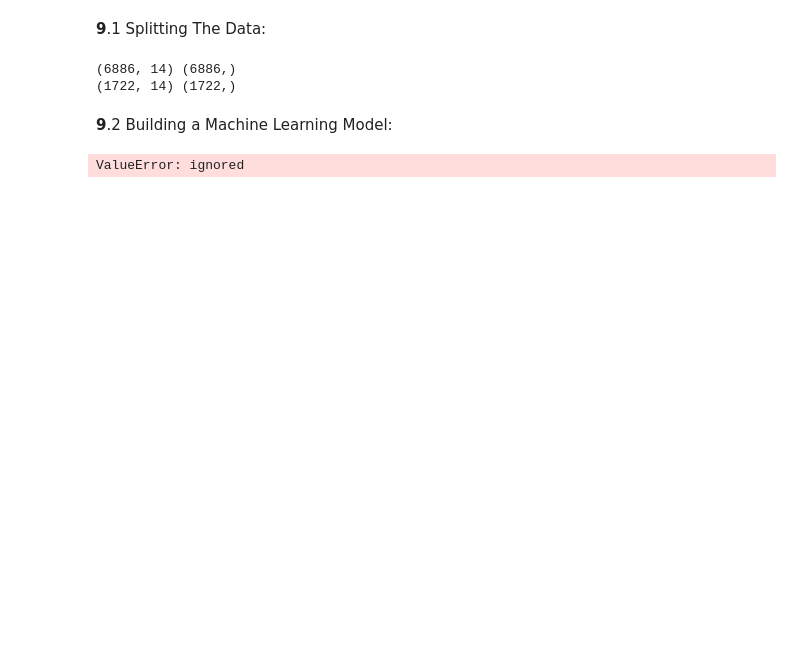
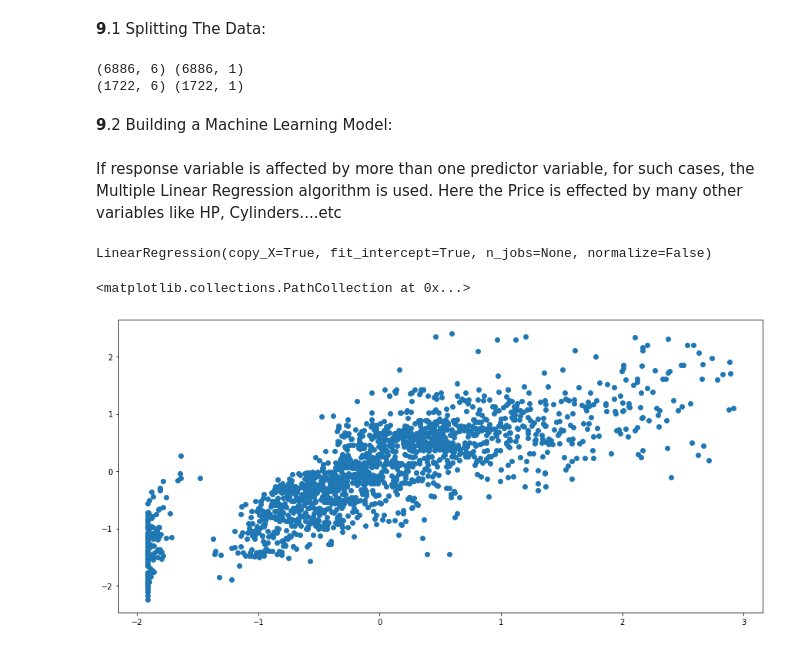
Before and after one commit to pranav-2410/Exploratory-data-analysis-of-car-features, a Jupyter notebook: Project_ML.ipynb, the cells around one changed output. Saved outputs shown, nothing was run; the diff lists cells and outputs as text; code cells hidden in the pictures; blank space fills up the shorter version.

```diff
--- a/Project_ML.ipynb
+++ b/Project_ML.ipynb
@@ -529,17 +536,35 @@ from sklearn.linear_model import LinearRegression
+# %%
+# Feature Scaling:
+
+std_X = StandardScaler()                           #StandardScaler() function Standardize features by removing the mean and scaling to unit variance
+std_y = StandardScaler()
+X = std_X.fit_transform(X)
+y = std_y.fit_transform(y.reshape(-1,1))
 # %% [markdown]
 **9**.1 Splitting The Data:
 # %%
-x_train, x_test, y_train, y_test = train_test_split (data,data['Price'], test_size= 0.2 )       #test size is taken as 20%
+X_train, X_test, y_train, y_test = train_test_split (X,y, test_size= 0.2, random_state= 0 )       #test size is taken as 20%
 
-print(x_train.shape, y_train.shape)
-print(x_test.shape, y_test.shape)
+print(X_train.shape, y_train.shape)                                           #checking the shape of training and testing set
+print(X_test.shape, y_test.shape)
 # %% [output]
-(6886, 14) (6886,)
-(1722, 14) (1722,)
+(6886, 6) (6886, 1)
+(1722, 6) (1722, 1)
 # %% [markdown]
 **9**.2 Building a Machine Learning Model:
-# %%
-model = LinearRegression()
-model.fit(x_train,y_train)
-# %% [output]
-ValueError: ignored
+# %% [markdown]
+If response variable is affected by more than one predictor variable, for such cases, the Multiple Linear Regression algorithm is used. Here the Price is effected by many other variables like HP, Cylinders....etc
+# %%
+#Fitting Multiple Linear Regression to the Training set
+model = LinearRegression()
+model.fit(X_train,y_train)
+# %% [output]
+LinearRegression(copy_X=True, fit_intercept=True, n_jobs=None, normalize=False)
+# %%
+# Predicting the Test set results
+y_pred = model.predict(X_test)
+fig,ax = plt.subplots(figsize=(15,7))
+plt.scatter(y_test,y_pred)            #plotting graph between the test set and predicted set
+# %% [output]
+<matplotlib.collections.PathCollection at 0x...>
+[figure, added]
```
Also changed, not shown: parts of 8 cells of this notebook.
